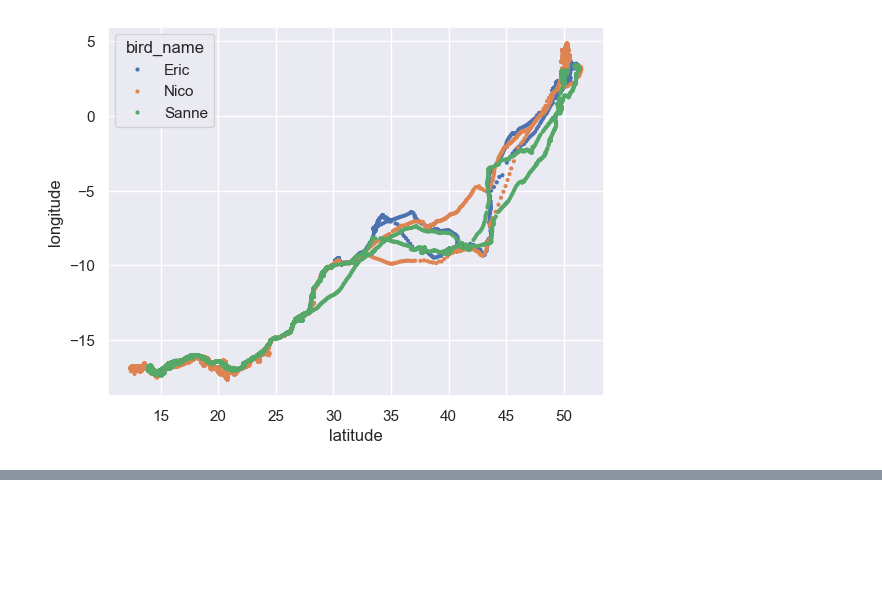
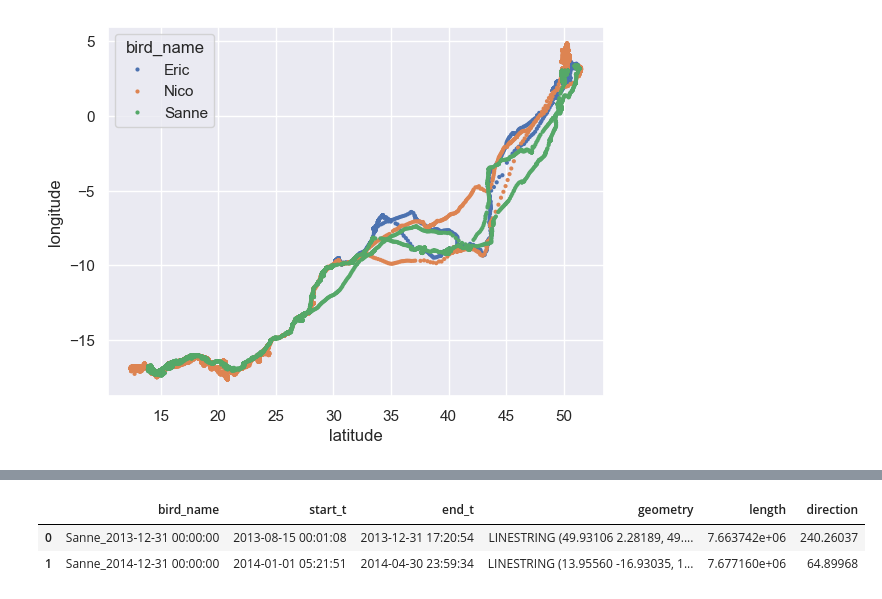
Before and after one commit to MattMacCollum/Bird-Migration, a Jupyter notebook: migration_notebook.ipynb, the cells around one changed output, grey strips where cells are left out. Cells and saved outputs as stored; diff of their text form; code cells hidden in the pictures; blank space fills up the shorter version.

```diff
--- a/migration_notebook.ipynb
+++ b/migration_notebook.ipynb
@@ -79,0 +133,7 @@ sns.scatterplot(data=dat, x='latitude', y='longitude', hue='bird_name', edgecolo
+# %%
+trips_year = mpd.TemporalSplitter(tc_birdname).split(mode='year')
+trips_year.to_traj_gdf()
+# %% [output]
+|  | bird_name | start_t | end_t | geometry | length | direction |
+| 0 | Sanne_2013-12-31 00:00:00 | 2013-08-15 00:01:08 | 2013-12-31 17:20:54 | LINESTRING (49.93106 2.28189, 49.... | 7.663742e+06 | 240.26037 |
+| 1 | Sanne_2014-12-31 00:00:00 | 2014-01-01 05:21:51 | 2014-04-30 23:59:34 | LINESTRING (13.95560 -16.93035, 1... | 7.677160e+06 | 64.89968 |
```
Also changed, not shown: parts of 6 cells of this notebook.
